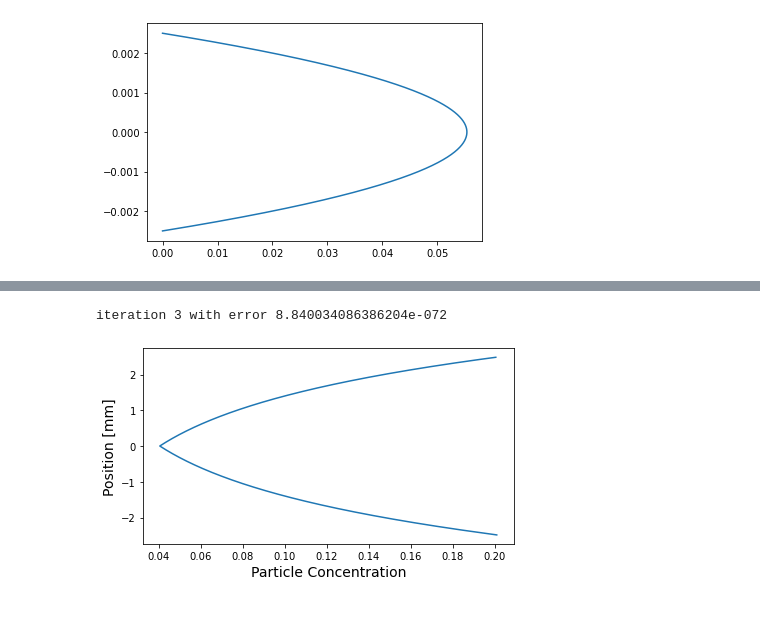
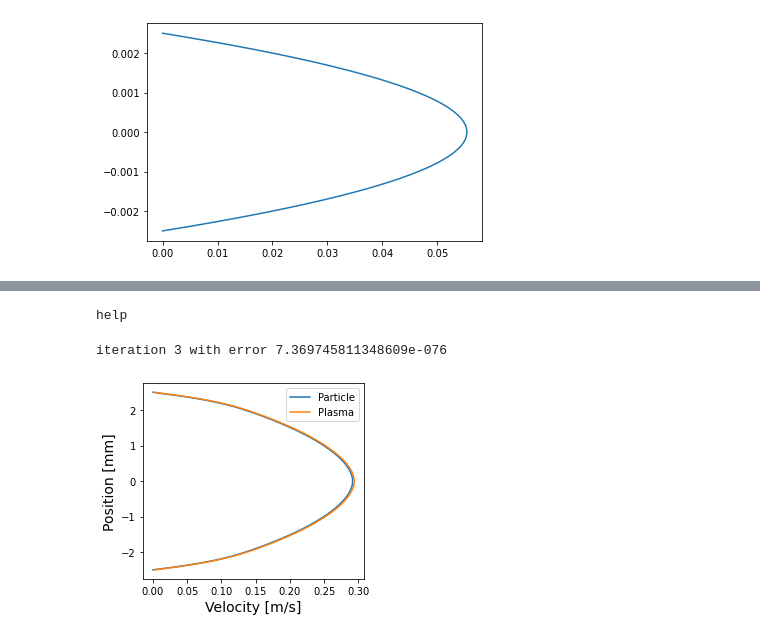
Before and after one commit to Toothpastefairy/comp_multphase_flow, a Jupyter notebook: make_plots.ipynb, the cells around one changed output, grey strips where cells are left out. Saved outputs shown, nothing was run; the diff lists cells and outputs as text; code cells hidden in the pictures.

```diff
--- a/make_plots.ipynb
+++ b/make_plots.ipynb
@@ -634,7 +634,7 @@ iteration 4 with error 1.807490201795647e-086
 rho_plasma = 1003 #  kg/m3
 mu_plasma = 1e-3 # kg/ms
 
-rho_RBC = 1096 # kg/m3
+rho_RBC = 2500 # kg/m3
 diameter_RBC = 8e-6 # m
 volume_fraction_RBC = 0.45
 
@@ -856,4 +852,5 @@ iteration 7 with error 6.104910721787788e-06
 # %%
+"""
 # Add particles to the system
 system = reloadsystem()
 system.add_particles(rho_RBC, diameter_RBC, volume_fraction_RBC)
@@ -905,6 +902,58 @@ plt.ylabel('Position [mm]', fontsize=14)
 plt.tight_layout()
 plt.savefig("Images/Concentration_particles.svg")
 plt.show()
+"""
+print('help')
 # %% [output]
-iteration 3 with error 8.840034086386204e-072
+help
-[figure, removed]
+# %%
+# Add particles to the system
+system = reloadsystem()
+volume_fraction_RBC = 0.2
+rho_RBC = 1096
+system.add_particles(rho_RBC, diameter_RBC, volume_fraction_RBC)
+
+# calculate initial alpha of the particles
+alpha_particles = system.calc_alpha(velocity_wall_functions, mu_wall_functions)
+
+# Calculate volumetric plasma concentration
+alpha_fluid = 1 - alpha_particles
+velocity_new = velocity_wall_functions
+
+# While loop to iterate of velocity
+i = 0
+error = 1
+epsilon = 1e-3
+while error > epsilon:
+    velocity = velocity_new
+
+    # Calculate new velocity
+    velocity_new = system.simulate_with_particles(mu_wall_functions, alpha_fluid)
+
+    # Error difference in old and new velocity
+    error = np.sum(np.abs((velocity_new - velocity) / velocity))
+    alpha_particles = system.calc_alpha(velocity_turbulent, mu_wall_functions)
+
+    # Calculate volumetric plasma concentration
+    alpha_fluid = 1 - alpha_particles
+    i+=1
+
+    if i > 200:
+        print("Oh nyo, it's bwoken")
+        break
+
+
+velocity_plasma = velocity_new
+velocity_particle = system.solve_particle_velocity(alpha_particles, velocity_plasma, mu_wall_functions)
+plt.figure(figsize=(4,3.5))
+plt.plot(velocity_particle, 1e3*system.y[1:-1],label="Particle")
+plt.plot(velocity_plasma[1:-1], 1e3*system.y[1:-1], label="Plasma")
+plt.xlabel('Velocity [m/s]', fontsize=14)
+plt.ylabel('Position [mm]', fontsize=14)
+plt.legend(fontsize=10)
+plt.tight_layout()
+# plt.savefig("Images/Particle_Velocity_045_zoomin.svg")
+plt.show()
+# %% [output]
+iteration 3 with error 7.369745811348609e-076
+[figure, added]
```
Also changed, not shown: parts of 10 cells of this notebook, 26 other files.
